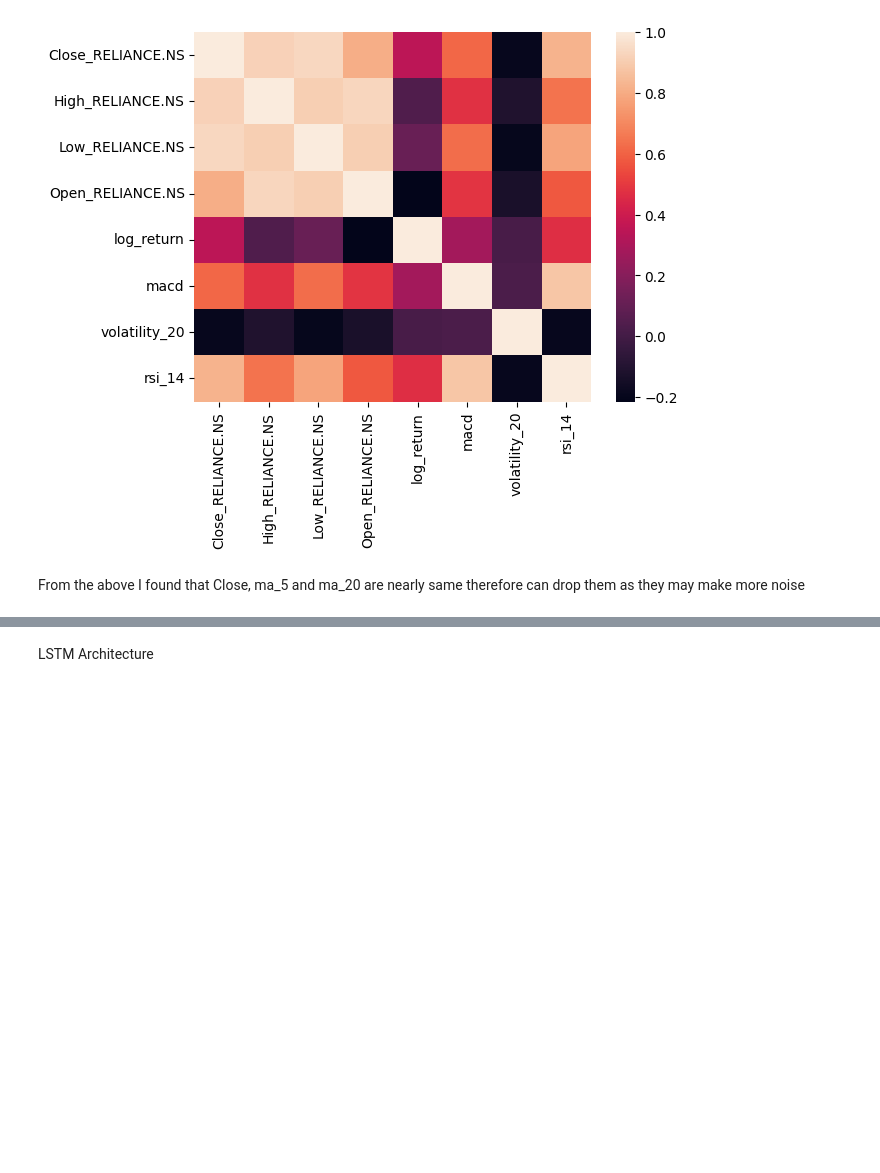
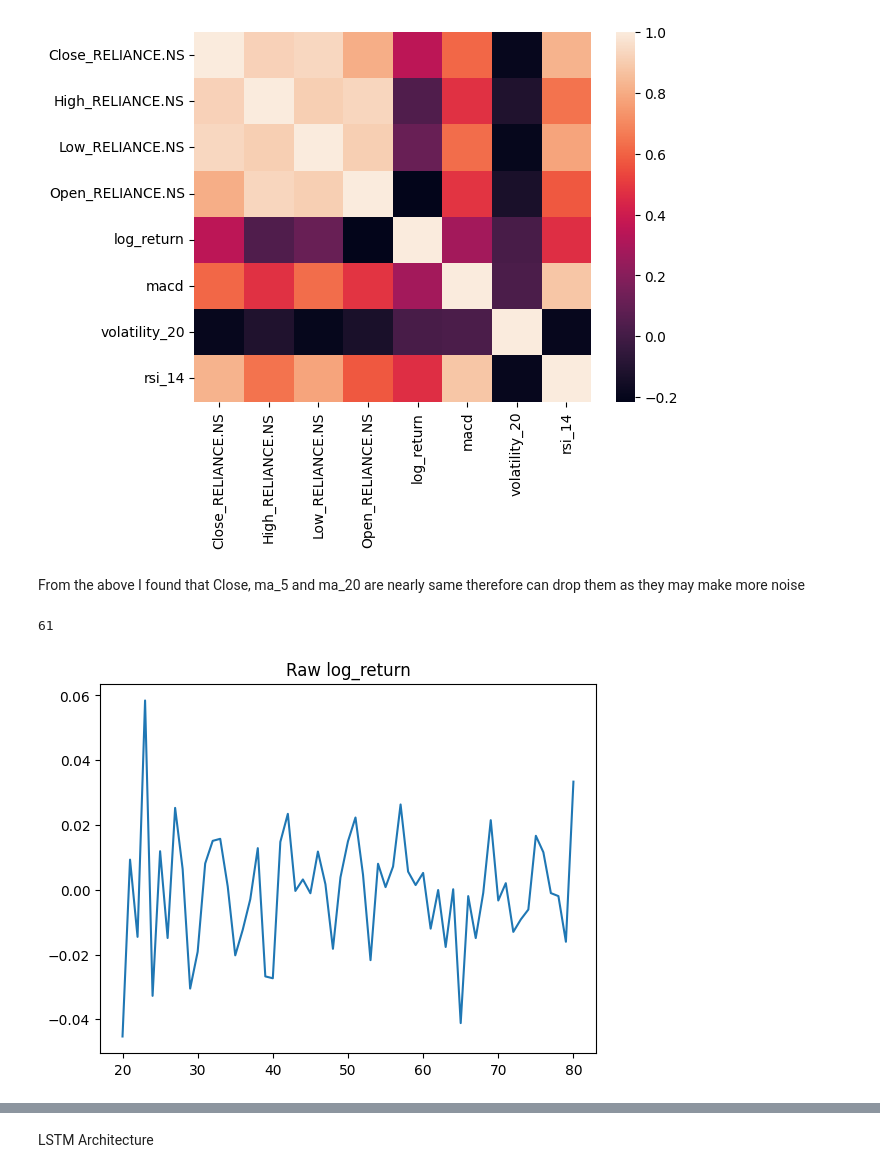
Before and after one commit to gursheelsingh11/Stock_Price_pred_based_on_sentiments_-_Marketmoods, a Jupyter notebook: LSTM.ipynb, the cells around one changed output, grey strips where cells are left out. Drawn from its saved outputs; the diff is of its cells as text; code cells hidden in the pictures; blank space fills up the shorter version.

```diff
--- a/LSTM.ipynb
+++ b/LSTM.ipynb
@@ -132,6 +204,12 @@ sns.heatmap(correlation)
 From the above I found that Close, ma_5 and ma_20 are nearly same therefore can drop them as they may make more noise
 # %%
 df_final = df
+# %%
+df["log_return"].plot(title="Raw log_return")
+print(df["log_return"].nunique())
+# %% [output]
+61
+[figure, added]
 # %%
 df_final["Date"] = pd.to_datetime(df_final["Date_"]).dt.date
 
```
Also changed, not shown: parts of 36 cells of this notebook.
